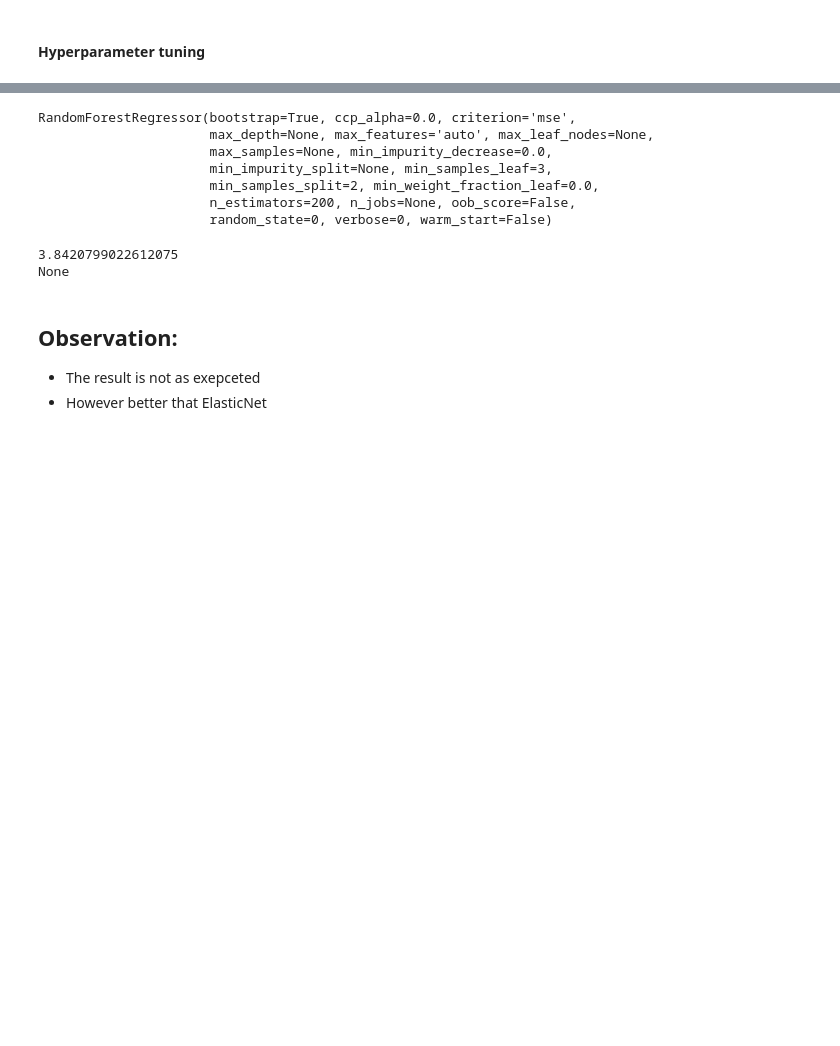
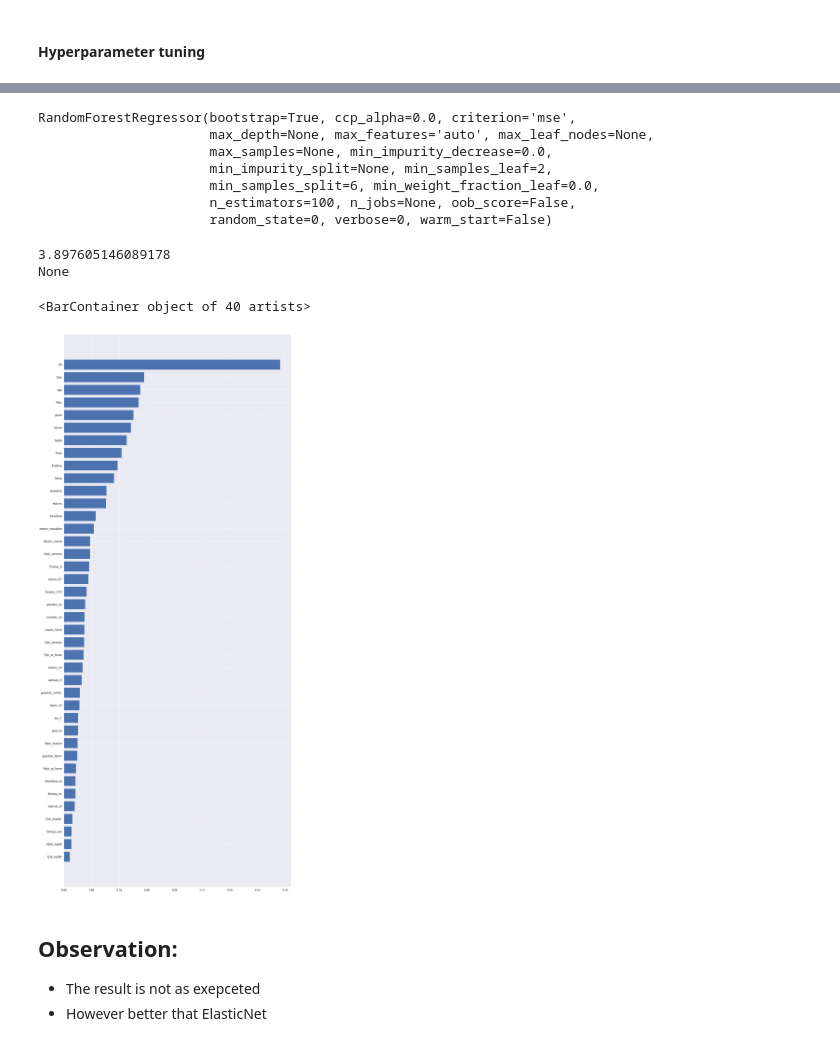
Before and after one commit to senthil-lab/SpreeTail, a Jupyter notebook: Predict_Student_Absences.ipynb, the cells around one changed output, grey strips where cells are left out. Cells and saved outputs as stored; diff of their text form; code cells hidden in the pictures; blank space fills up the shorter version.

```diff
--- a/Predict_Student_Absences.ipynb
+++ b/Predict_Student_Absences.ipynb
@@ -359,7 +359,7 @@ y = stu['absences']
 # %%
 # One hot encoding
 X = pd.get_dummies(X)
-X = X.drop(columns = ['school_MS', 'sex_M', 'address_U', 'famsize_LE3', 'Pstatus_T', 'Mjob_other', 'Fjob_other', 'reason_other', 'guardian_other', 'schoolsup_yes', 'paid_yes', 'activities_yes', 'nursery_yes', 'higher_yes', 'internet_yes', 'romantic_yes' ])
+X = X.drop(columns = ['school_MS', 'sex_M', 'address_U', 'famsize_LE3', 'Pstatus_T', 'Mjob_other', 'Fjob_other', 'reason_other', 'guardian_other', 'schoolsup_yes', 'paid_yes', 'activities_yes', 'nursery_yes', 'higher_yes', 'internet_yes', 'romantic_yes', 'G1', 'G2' ])
 # %%
 X_train, X_test, y_train, y_test = train_test_split(X, y, test_size=0.3, random_state=125)
 # %%
@@ -464,9 +465,9 @@ print(best_model_RF.best_estimator_.get_params()['RFReg'])
 RandomForestRegressor(bootstrap=True, ccp_alpha=0.0, criterion='mse',
                       max_depth=None, max_features='auto', max_leaf_nodes=None,
                       max_samples=None, min_impurity_decrease=0.0,
-                      min_impurity_split=None, min_samples_leaf=3,
-                      min_samples_split=2, min_weight_fraction_leaf=0.0,
-                      n_estimators=200, n_jobs=None, oob_score=False,
+                      min_impurity_split=None, min_samples_leaf=2,
+                      min_samples_split=6, min_weight_fraction_leaf=0.0,
+                      n_estimators=100, n_jobs=None, oob_score=False,
                       random_state=0, verbose=0, warm_start=False)
 # %%
 y_pred_best_model_RF = best_model_RF.predict(X_test)
@@ -475,8 +476,16 @@ mse_RFBReg = metrics.mean_squared_error(y_test,y_pred_best_model_RF)
 # %%
 print(print(np.sqrt(mse_RFBReg)))
 # %% [output]
-3.8420799022612075
+3.897605146089178
 None
+# %%
+sorted_idx = best_model_RF.best_estimator_.get_params()['RFReg'].feature_importances_.argsort()
+# %%
+plt.rcParams["figure.figsize"] = (20,50)
+plt.barh(X_test.columns[sorted_idx], best_model_RF.best_estimator_.get_params()['RFReg'].feature_importances_[sorted_idx])
+# %% [output]
+<BarContainer object of 40 artists>
+[figure, added]
 # %% [markdown]
 ## Observation:
 * The result is not as exepceted
```
Also changed, not shown: parts of 13 cells of this notebook.
